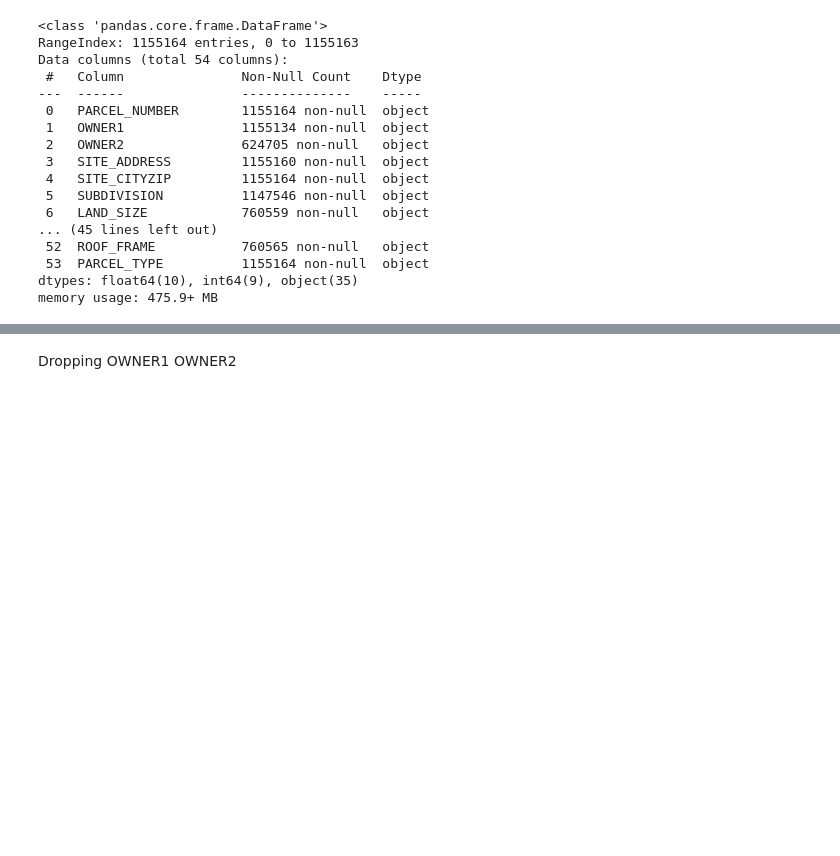
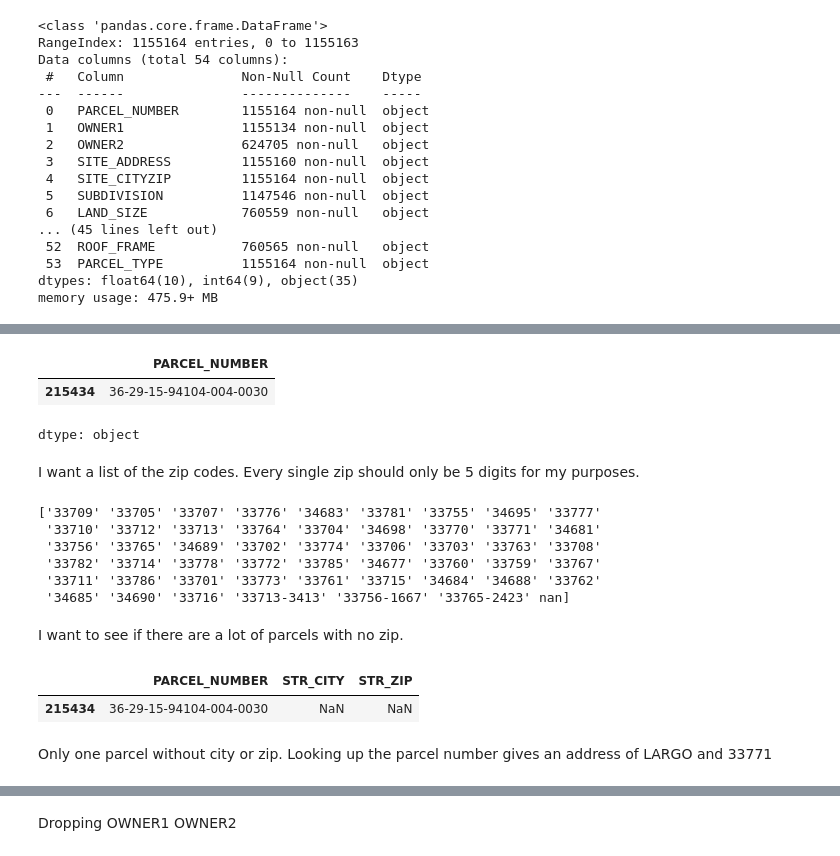
Before and after one commit to spenser-withans/CapstoneProject, a Jupyter notebook: Notebooks/Data_Wrangling.ipynb, the cells around one changed output, grey strips where cells are left out. Drawn from its saved outputs; the diff is of its cells as text; code cells hidden in the pictures; blank space fills up the shorter version.

```diff
--- a/Notebooks/Data_Wrangling.ipynb
+++ b/Notebooks/Data_Wrangling.ipynb
@@ -118,0 +136,17 @@ PCPAO_SalesDATA = PCPAO_SalesDATA.drop(['STR_PFX','STR_NUM','STR_NAME','STR_SFX'
+# %%
+PCPAO_SalesDATA[PCPAO_SalesDATA['STR_CITY'].isnull()]['PARCEL_NUMBER']
+# %% [output]
+|  | PARCEL_NUMBER |
+| 215434 | 36-29-15-94104-004-0030 |
+dtype: object
+# %% [markdown]
+I want a list of the zip codes. Every single zip should only be 5 digits for my purposes.
+# %%
+print(PCPAO_SalesDATA['STR_ZIP'].unique())
+# %% [output]
+['33709' '33705' '33707' '33776' '34683' '33781' '33755' '34695' '33777'
+ '33710' '33712' '33713' '33764' '33704' '34698' '33770' '33771' '34681'
+ '33756' '33765' '34689' '33702' '33774' '33706' '33703' '33763' '33708'
+ '33782' '33714' '33778' '33772' '33785' '34677' '33760' '33759' '33767'
+ '33711' '33786' '33701' '33773' '33761' '33715' '34684' '34688' '33762'
+ '34685' '34690' '33716' '33713-3413' '33756-1667' '33765-2423' nan]
@@ -118,0 +156,9 @@ PCPAO_SalesDATA = PCPAO_SalesDATA.drop(['STR_PFX','STR_NUM','STR_NAME','STR_SFX'
+# %% [markdown]
+I want to see if there are a lot of parcels with no zip.
+# %%
+PCPAO_SalesDATA[PCPAO_SalesDATA['STR_ZIP'].isnull()][['PARCEL_NUMBER','STR_CITY','STR_ZIP']]
+# %% [output]
+|  | PARCEL_NUMBER | STR_CITY | STR_ZIP |
+| 215434 | 36-29-15-94104-004-0030 | NaN | NaN |
+# %% [markdown]
+Only one parcel without city or zip. Looking up the parcel number gives an address of LARGO and 33771
```
Also changed, not shown: parts of 35 cells of this notebook.
